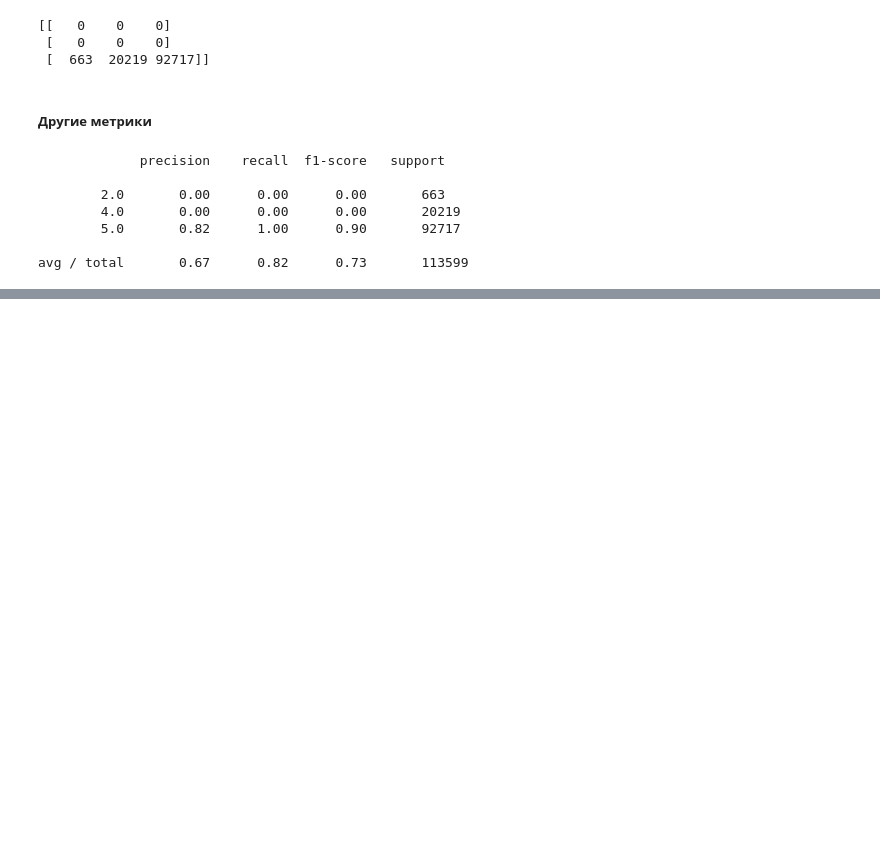
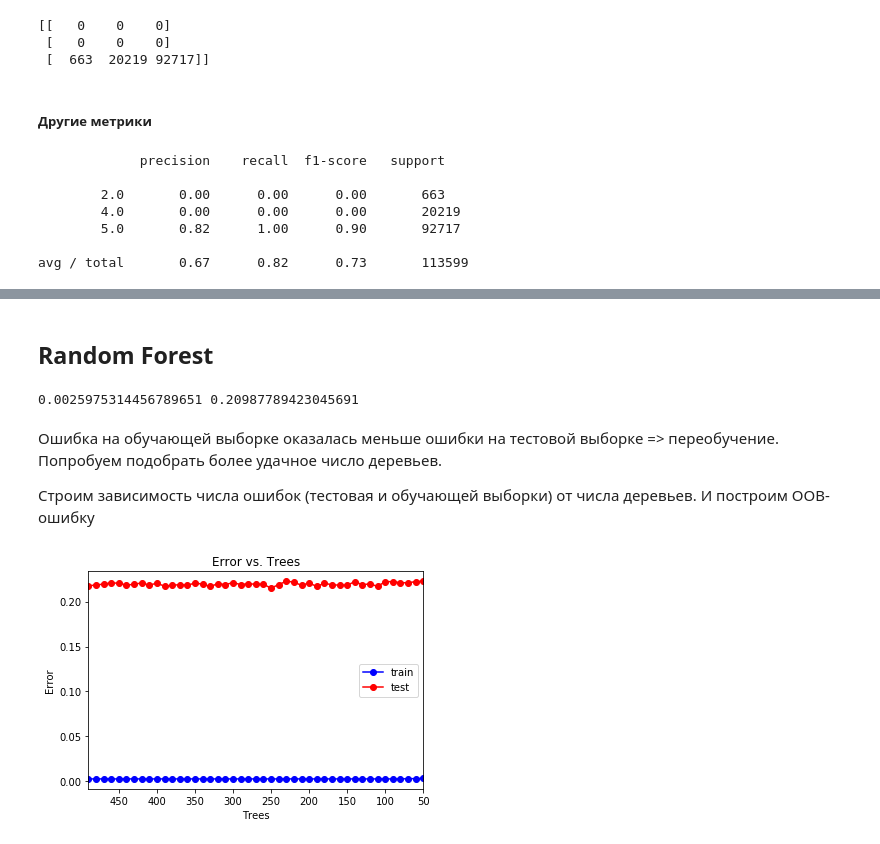
Before and after one commit to VitKonevskiy/ML_HW, a Jupyter notebook: kickstarter_proj.ipynb, the cells around one changed output, grey strips where cells are left out. Cells and saved outputs as stored; diff of their text form; code cells hidden in the pictures; blank space fills up the shorter version.

```diff
--- a/kickstarter_proj.ipynb
+++ b/kickstarter_proj.ipynb
@@ -781,0 +791,39 @@ avg / total       0.67      0.82      0.73       113599
+# %% [markdown]
+## Random Forest
+# %%
+from sklearn import ensemble
+rf = ensemble.RandomForestClassifier(n_estimators = 100)
+rf.fit(X_train, y_train)
+
+err_train = np.mean(y_train != rf.predict(X_train))
+err_test  = np.mean(y_test  != rf.predict(X_test))
+print(err_train, err_test)
+# %% [output]
+0.0025975314456789651 0.20987789423045691
+# %% [markdown]
+Ошибка на обучающей выборке оказалась меньше ошибки на тестовой выборке => переобучение. Попробуем подобрать более удачное число деревьев.
+
+Строим зависимость числа ошибок (тестовая и обучающей выборки) от числа деревьев.
+И построим OOB-ошибку
+# %%
+trees_arr = np.arange(50, 500, 10)
+test_err = []
+train_err = []
+oob_err = []
+for trees in trees_arr:
+    rf = ensemble.RandomForestClassifier(bootstrap=True, n_estimators = trees, oob_score=True)
+    rf.fit(X_train, y_train)
+    train_err.append(np.mean(y_train != rf.predict(X_train)))
+    test_err.append(np.mean(y_test  != rf.predict(X_test)))
+    oob_err.append(1 - rf.oob_score_)
+
+plt.plot(trees_arr, train_err, 'b-o', label = 'train')
+plt.plot(trees_arr, test_err, 'r-o', label = 'test')
+plt.xlim([np.max(trees_arr), np.min(trees_arr)])
+plt.title('Error vs. Trees')
+plt.xlabel('Trees')
+plt.ylabel('Error')
+plt.legend()
+pass
+# %% [output]
+[figure, added]
```
Also changed, not shown: parts of 31 cells of this notebook.
